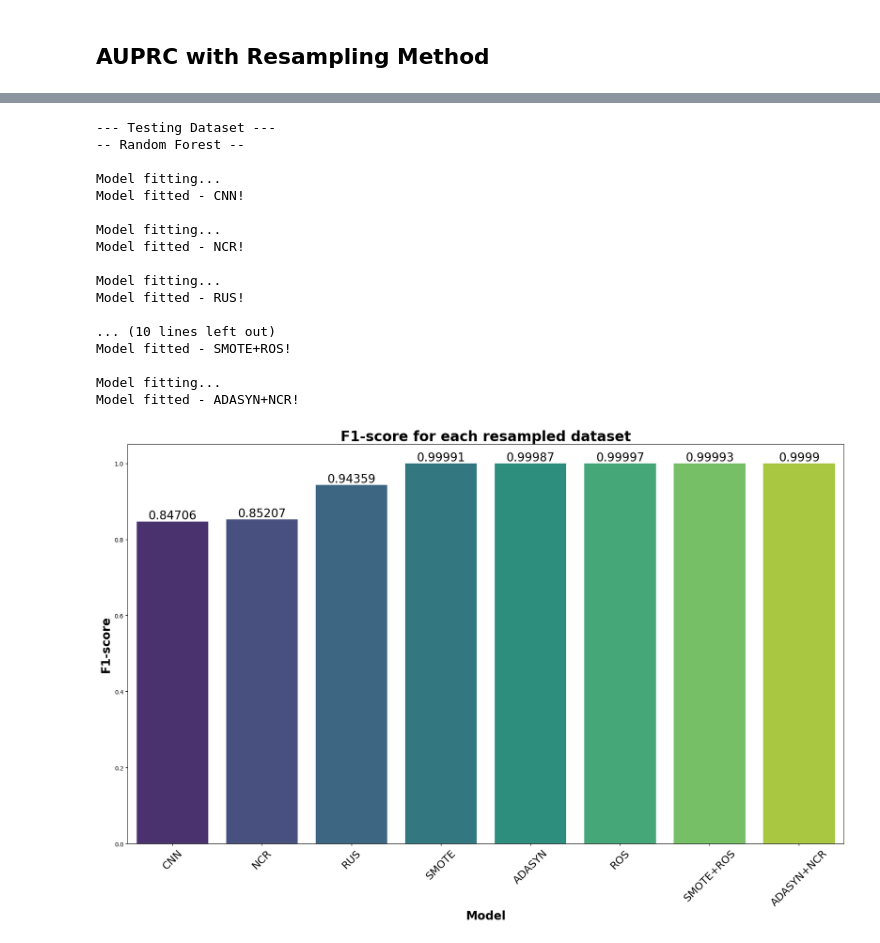
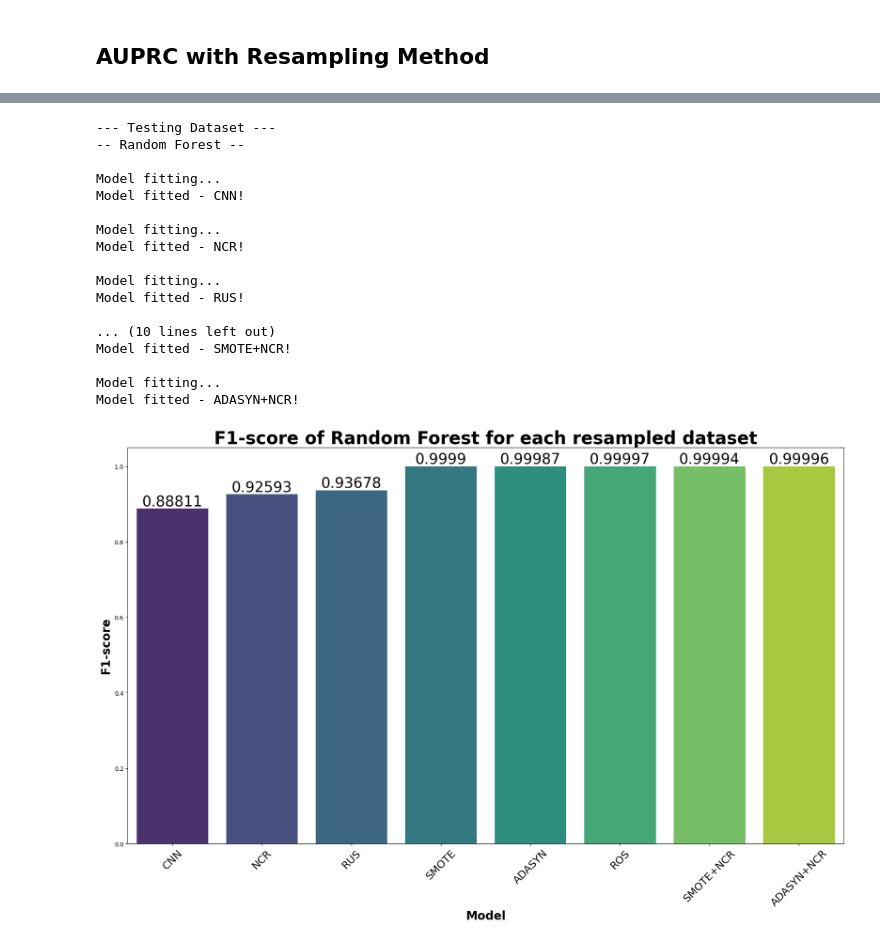
Before and after one commit to Michs224/Credit-Card-Fraud-Detection_Model, a Jupyter notebook: Main.ipynb, the cells around one changed output, grey strips where cells are left out. Saved outputs shown, nothing was run; the diff lists cells and outputs as text; code cells hidden in the pictures.

```diff
--- a/Main.ipynb
+++ b/Main.ipynb
@@ -1101,7 +1174,7 @@ for name,x_tr,y_tr,x_ts,y_ts in List_x_y:
     cm=confusion_matrix(y_ts,y_preds)
 
     sns.heatmap(cm,annot=True,cmap="coolwarm",fmt="g",cbar=False)
-    plt.title(f"Confusion Matrix ({name})",color="darkorange",fontsize=16)
+    plt.title(f"Confusion Matrix XGBoost ({name})",color="darkorange",fontsize=16)
     plt.xlabel("Predicted Label",fontsize=14)
     plt.ylabel("Actual Label",fontsize=14)
     plt.tight_layout()
@@ -1130,7 +1203,7 @@ for name,x_tr,y_tr,x_ts,y_ts in List_x_y:
     cm=confusion_matrix(y_ts,y_preds)
 
     sns.heatmap(cm,annot=True,cmap="coolwarm",fmt="g",cbar=False)
-    plt.title(f"Confusion Matrix ({name})",color="darkorange",fontsize=16)
+    plt.title(f"Confusion Matrix Random Forest ({name})",color="darkorange",fontsize=16)
     plt.xlabel("Predicted Label",fontsize=14)
     plt.ylabel("Actual Label",fontsize=14)
     plt.tight_layout()
@@ -1181,0 +1255,21 @@ Average Precision Score (ADASYN+NCR): 0.99921
+# %%
+for name,x_tr,y_tr,x_ts,y_ts in List_x_y:
+    RF.fit(x_tr,y_tr)
+
+    y_preds=RF.predict(x_ts)
+
+    ap=average_precision_score(y_ts,y_preds)
+    print(f"Average Precision Score ({name}): {ap:.5f}")
+
+    precision, recall, _ = precision_recall_curve(y_ts, RF.predict_proba(x_ts)[:, 1])
+
+    auprc = auc(recall, precision)
+
+    plt.plot(recall, precision, label=f'{name} (AUPRC = {auprc:.5f})')
+
+plt.xlabel('Recall')
+plt.ylabel('Precision')
+plt.title('Precision-Recall Curve of Random Forest')
+plt.legend()
+plt.grid(True)
+plt.show()
@@ -1195,8 +1299,8 @@ for name, x_tr, y_tr,x_ts,y_ts in List_x_y:
 
     y_preds = XGB.predict(x_ts)
 
-    cr = classification_report(y_ts, y_preds)
-    f1_scores.append(f1_score(y_ts,y_preds))
+    # cr = classification_report(y_ts, y_preds,digits=5)
+    f1_scores.append(f1_score(y_ts,y_preds,average="macro"))
     # _, _, f1, _ = precision_recall_fscore_support(y_test, XGB.predict(x_test), average='binary')
     # f1_scores.append(f1)
 
@@ -1205,11 +1309,11 @@ sns.barplot(x=[name for name, _, _, _, _ in List_x_y], y=f1_scores, palette='vir
 
 plt.xlabel('Model', fontsize=20, fontweight='bold')
 plt.ylabel('F1-score', fontsize=20, fontweight='bold')
-plt.title('F1-score for each resampled dataset', fontsize=28, fontweight='bold')
+plt.title('F1-score of XGBoost for each resampled dataset', fontsize=30, fontweight='bold')
 plt.xticks(range(len(List_x_y)), [name for name, _, _, _, _ in List_x_y], fontsize=18,rotation=45)
 
 for index, value in enumerate(f1_scores):
-    plt.text(index, value, str(round(value, 5)), ha='center', va='bottom', fontsize=20)
+    plt.text(index, value, str(round(value, 5)), ha='center', va='bottom', fontsize=25)
 
 plt.tight_layout()
 plt.show()
@@ -1246,42 +1350,42 @@ for name, x_tr, y_tr, x_ts,y_ts in List_x_y:
 
     y_preds=RF.predict(x_ts)
 
-    cr = classification_report(y_ts, y_preds)
-    f1_scores.append(f1_score(y_ts,y_preds))
+    # cr = classification_report(y_ts, y_preds,digits=5)
+    f1_scores.append(f1_score(y_ts,y_preds,average="macro"))
 
     # _, _, f1, _ = precision_recall_fscore_support(y_ts, y_preds)
     # f1_scores.append(f1)
 
 # Membuat bar chart
 plt.figure(figsize=(18, 12))
 sns.barplot(x=[name for name, _, _, _, _ in List_x_y], y=f1_scores, palette='viridis',hue=[name for name, _, _, _, _ in List_x_y])
 
 plt.xlabel('Model', fontsize=20, fontweight='bold')
 plt.ylabel('F1-score', fontsize=20, fontweight='bold')
-plt.title('F1-score for each resampled dataset', fontsize=24, fontweight='bold')
+plt.title('F1-score of Random Forest for each resampled dataset', fontsize=30, fontweight='bold')
 plt.xticks(range(len(List_x_y)), [name for name, _, _, _, _ in List_x_y], fontsize=18,rotation=45)
 
 for index, value in enumerate(f1_scores):
-    plt.text(index, value, str(round(value, 5)), ha='center', va='bottom', fontsize=20)
+    plt.text(index, value, str(round(value, 5)), ha='center', va='bottom', fontsize=25)
 
 plt.tight_layout()
 plt.show()
 # %% [output]
 --- Testing Dataset ---
 -- Random Forest --
 
 Model fitting...
 Model fitted - CNN!
 
 Model fitting...
 Model fitted - NCR!
 
 Model fitting...
 Model fitted - RUS!
 
 ... (10 lines left out)
-Model fitted - SMOTE+ROS!
+Model fitted - SMOTE+NCR!
 
 Model fitting...
 Model fitted - ADASYN+NCR!
-[figure, old version]
+[figure, new version]
```
Also changed, not shown: parts of 66 cells of this notebook, 1 other file.
